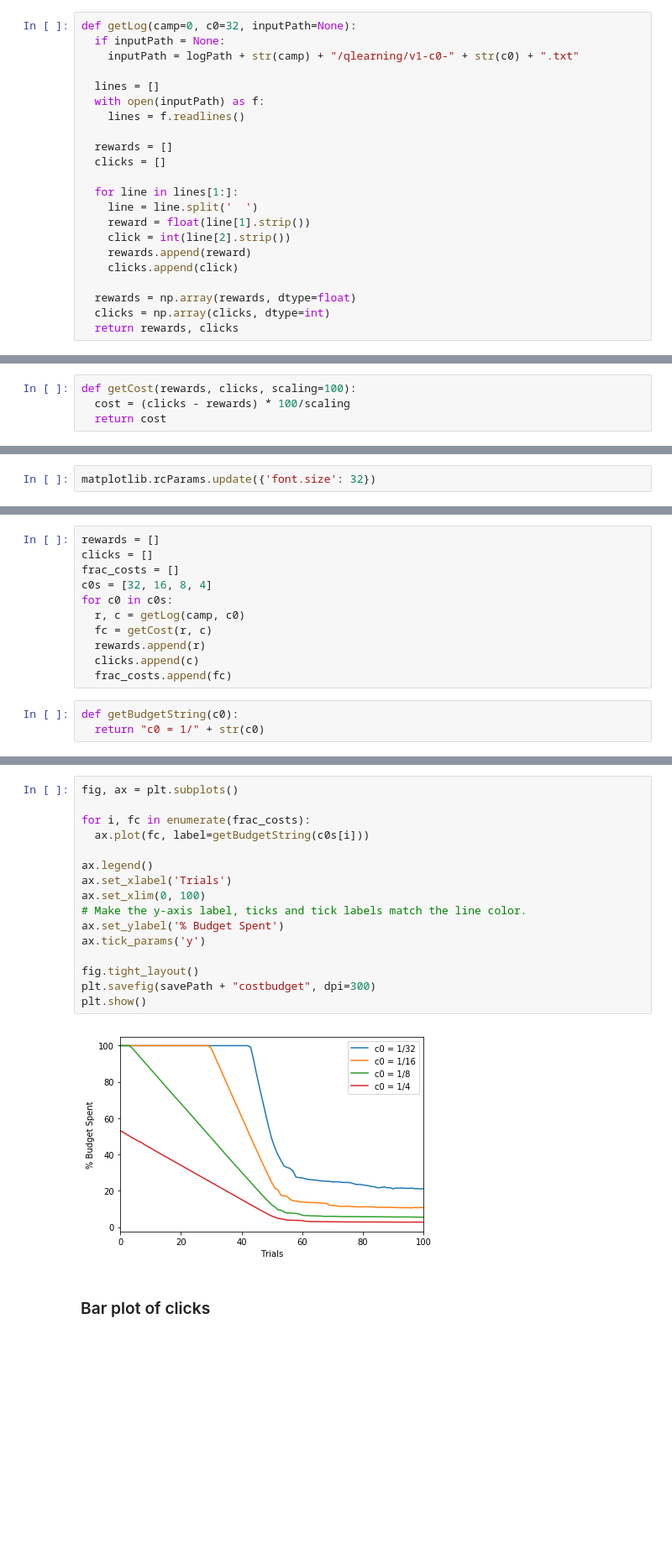
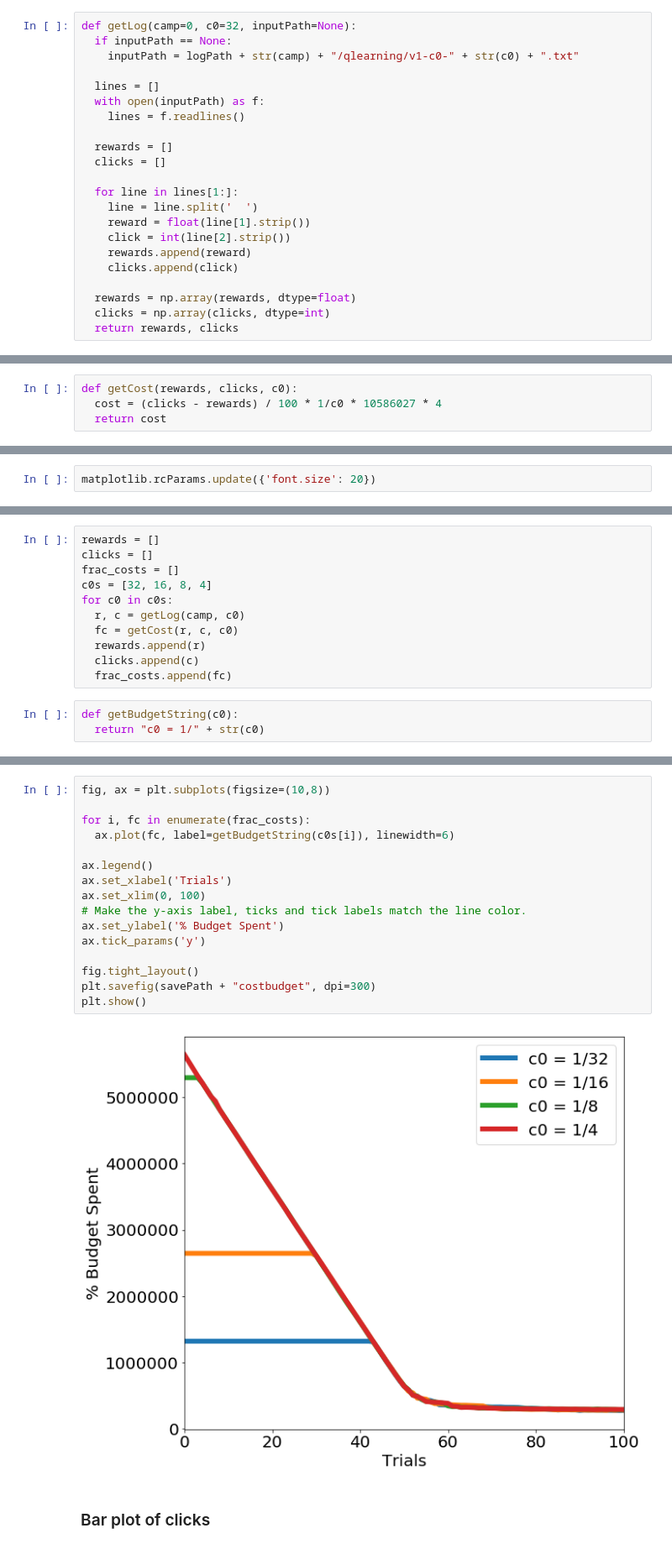
Before and after one commit to jusyc/mdp-bidding, a Jupyter notebook: python/plot.ipynb, the cells around one changed output, grey strips where cells are left out. Shown at 84% size. Saved outputs shown, nothing was run; the diff lists cells and outputs as text; blank space fills up the shorter version.

Commit message:
More plots

```diff
--- a/python/plot.ipynb
+++ b/python/plot.ipynb
@@ -6,7 +6,7 @@ import numpy as np
 import seaborn as sn
 # %%
 def getLog(camp=0, c0=32, inputPath=None):
-  if inputPath = None:
+  if inputPath == None:
     inputPath = logPath + str(camp) + "/qlearning/v1-c0-" + str(c0) + ".txt"
 
   lines = []
@@ -31,13 +29,13 @@ SyntaxError: invalid syntax (<ipython-input-25-d3303508042e>, line 2)
 # %%
-def getCost(rewards, clicks, scaling=100):
-  cost = (clicks - rewards) * 100/scaling
+def getCost(rewards, clicks, c0):
+  cost = (clicks - rewards) / 100 * 1/c0 * 10586027 * 4
   return cost
 # %%
 camp = campaigns[0]
 # %%
 savePath = plotPath + camp + "/"
 # %%
-matplotlib.rcParams.update({'font.size': 32})
+matplotlib.rcParams.update({'font.size': 20})
 # %% [markdown]
 ### Plotting training time for c0=1/32
 # %%
@@ -74,7 +72,7 @@ frac_costs = []
 c0s = [32, 16, 8, 4]
 for c0 in c0s:
   r, c = getLog(camp, c0)
-  fc = getCost(r, c)
+  fc = getCost(r, c, c0)
   rewards.append(r)
   clicks.append(c)
   frac_costs.append(fc)
@@ -103,21 +101,21 @@ plt.show()
 # %%
-fig, ax = plt.subplots()
+fig, ax = plt.subplots(figsize=(10,8))
 
 for i, fc in enumerate(frac_costs):
-  ax.plot(fc, label=getBudgetString(c0s[i]))
+  ax.plot(fc, label=getBudgetString(c0s[i]), linewidth=6)
 
 ax.legend()
 ax.set_xlabel('Trials')
 ax.set_xlim(0, 100)
 # Make the y-axis label, ticks and tick labels match the line color.
 ax.set_ylabel('% Budget Spent')
 ax.tick_params('y')
 
 fig.tight_layout()
 plt.savefig(savePath + "costbudget", dpi=300)
 plt.show()
 # %% [output]
-[figure, old version]
+[figure, new version]
 # %% [markdown]
 ### Bar plot of clicks
 # %%
```
Also changed, not shown: parts of 5 cells of this notebook.
